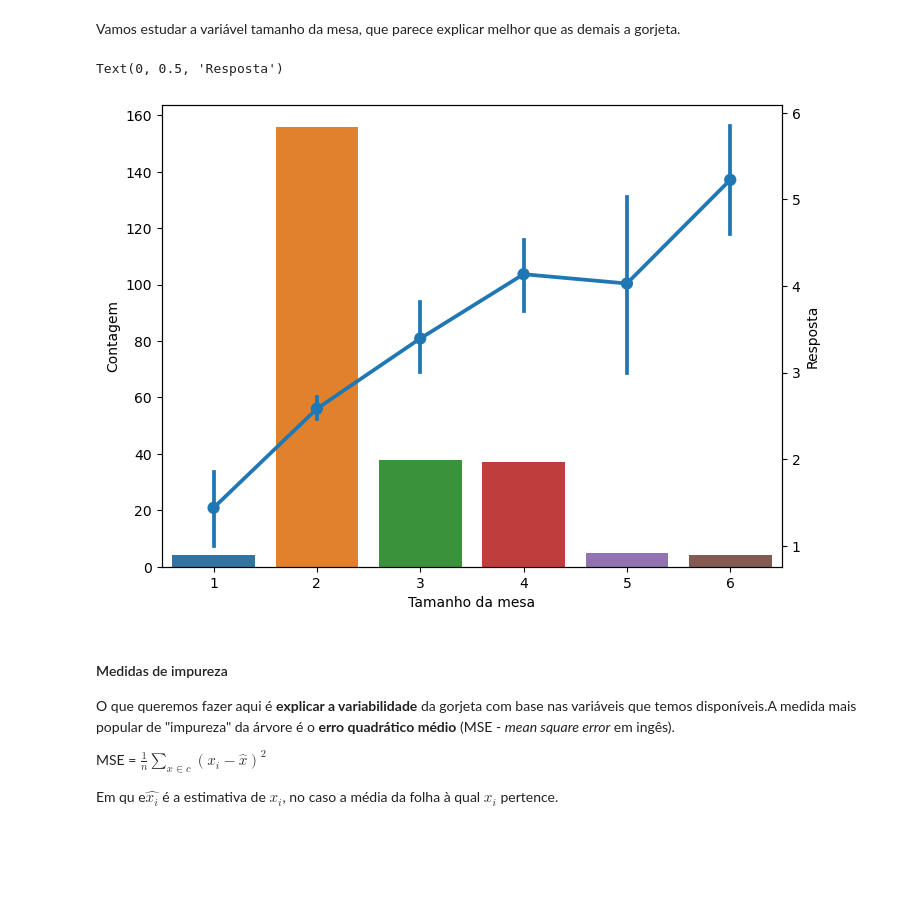
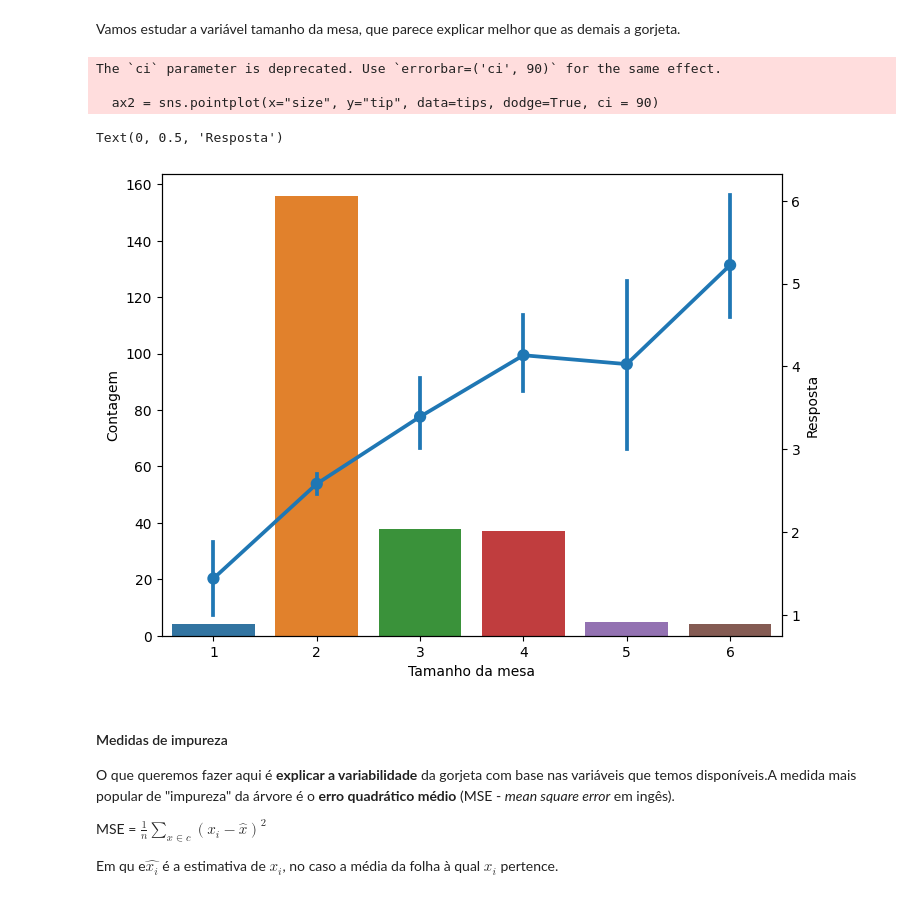
Before and after one commit to marceloaires7/EBAC-Aulas, a Jupyter notebook: Modulo11/notebooks/Profissão Cientista de Dados_M11_support material01_arvores de regressao.ipynb, the cells around one changed output. Saved outputs shown, nothing was run; the diff lists cells and outputs as text; code cells hidden in the pictures; blank space fills up the shorter version.

```diff
--- a/Modulo11/notebooks/Profissão Cientista de Dados_M11_support material01_arvores de regressao.ipynb
+++ b/Modulo11/notebooks/Profissão Cientista de Dados_M11_support material01_arvores de regressao.ipynb
@@ -102,18 +117,22 @@ plt.subplots_adjust(wspace=.3, hspace=0.2)
 Vamos estudar a variável tamanho da mesa, que parece explicar melhor que as demais a gorjeta.
 # %%
 plt.rc('figure', figsize=(8, 6))
+
 
 ax = sns.countplot(x="size",
                    data=tips, dodge=True)
 plt.ylabel("Contagem")
 plt.xlabel("Tamanho da mesa")
 
 ax2 = ax.twinx()
-ax2 = sns.pointplot(x="size", y="tip", data=tips, dodge=True, errorbar=('ci', 90))
+ax2 = sns.pointplot(x="size", y="tip", data=tips, dodge=True, ci = 90)
 plt.ylabel("Resposta")
 # %% [output]
-Text(0, 0.5, 'Resposta')
+The `ci` parameter is deprecated. Use `errorbar=('ci', 90)` for the same effect.
+
+  ax2 = sns.pointplot(x="size", y="tip", data=tips, dodge=True, ci = 90)
+Text(0, 0.5, 'Resposta')
-[figure, old version]
+[figure, new version]
 # %% [markdown]
 #### Medidas de impureza
 
```
Also changed, not shown: parts of 10 cells of this notebook, 11 other files.
